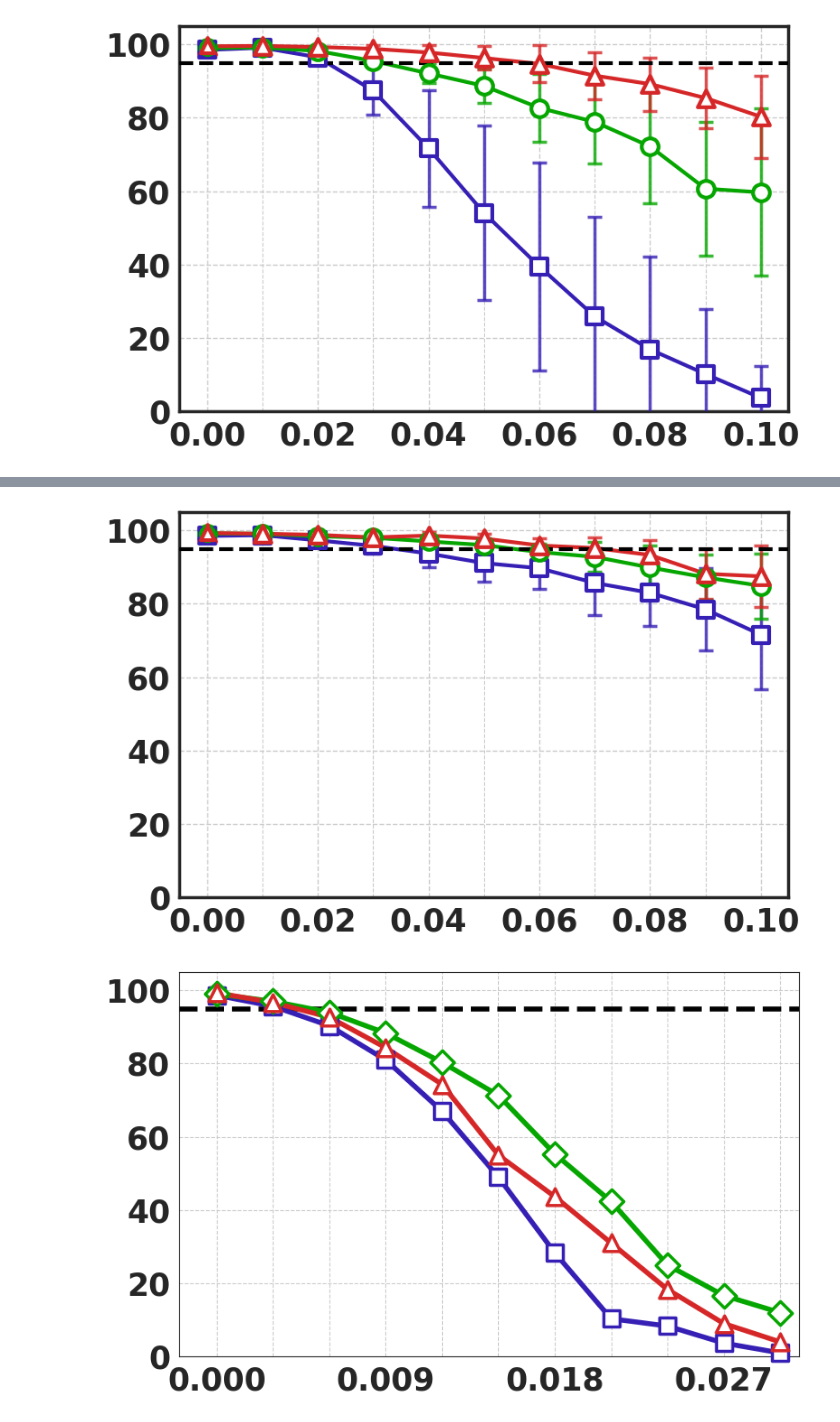
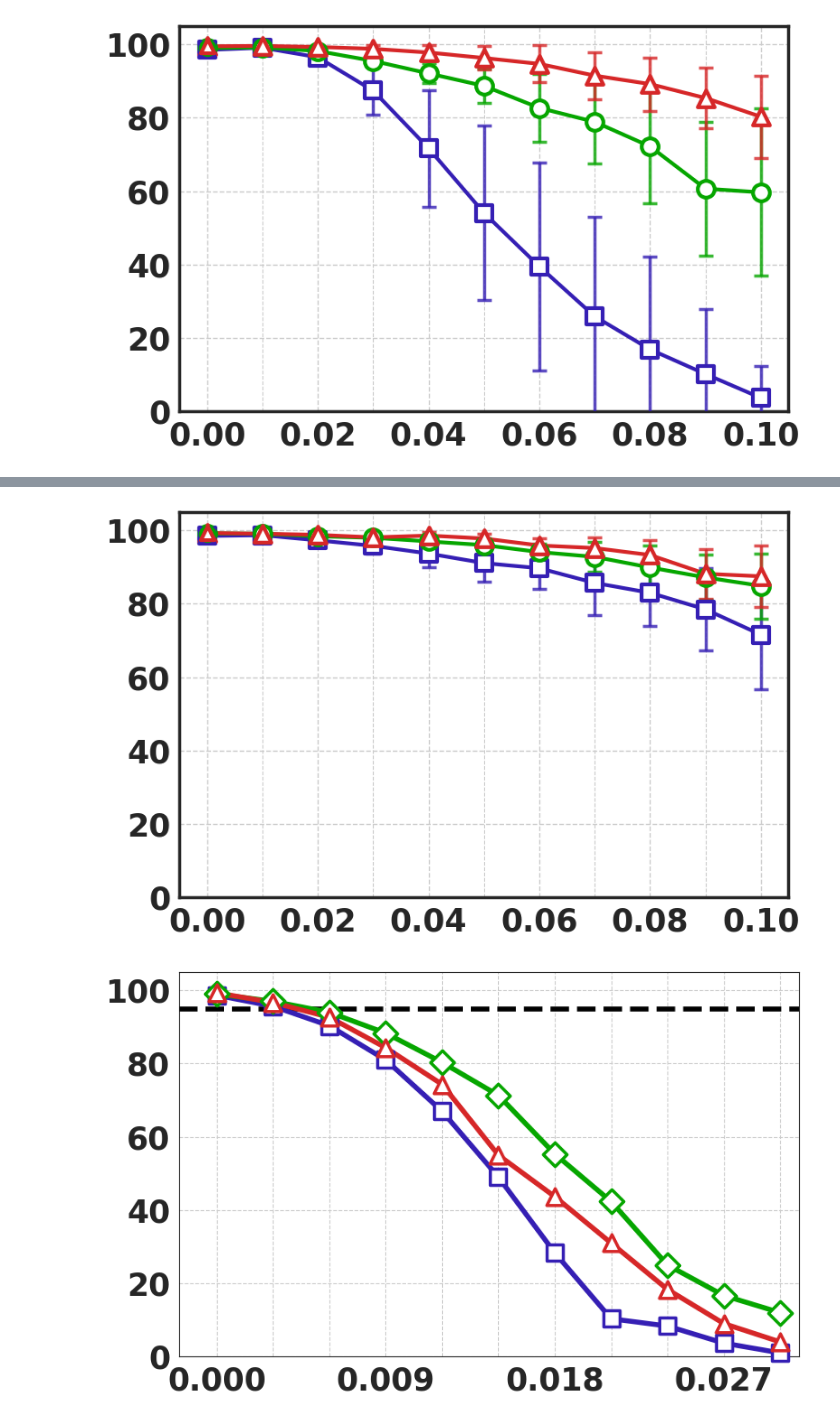
Before and after one commit to yuuharu11/LNN-control, a Jupyter notebook: robomimic/myscript/ipynb/error_injection.ipynb, the cells around one changed output, grey strips where cells are left out. Cells and saved outputs as stored; diff of their text form; code cells hidden in the pictures.

```diff
--- a/robomimic/myscript/ipynb/error_injection.ipynb
+++ b/robomimic/myscript/ipynb/error_injection.ipynb
@@ -135,37 +135,34 @@ for unit, color, marker in zip(
 # ===== 軸設定 =====
 plt.ylim(0, 105)
 plt.xlim(-0.005, 0.105)
 
 plt.xticks(
     np.arange(0.0, 0.11, 0.02),
     fontsize=TICK_SIZE,
     fontweight="bold",
 )
 plt.yticks(
     np.arange(0, 101, 20),
     fontsize=TICK_SIZE,
     fontweight="bold",
 )
 
-# ===== 基準線 =====
-plt.axhline(95, color="black", linestyle="--", linewidth=3, zorder=3)
-
 # ===== グリッド =====
 ax = plt.gca()
 ax.xaxis.set_major_locator(ticker.MultipleLocator(0.02))
 ax.xaxis.set_minor_locator(ticker.MultipleLocator(0.01))
 
 ax.grid(which="major", linestyle="--", linewidth=1.0)
 ax.grid(which="minor", linestyle="--", linewidth=0.8)
 
 # ===== 枠線 =====
 for spine in ax.spines.values():
     spine.set_linewidth(2.5)
 
 plt.tight_layout()
 plt.show()
 # %% [output]
-[figure, old version]
+[figure, new version]
 # %%
 import glob
 import re
@@ -315,9 +312,6 @@ plt.yticks(
     fontweight="bold",
 )
 
-# ===== 基準線 =====
-plt.axhline(95, color="black", linestyle="--", linewidth=3, zorder=3)
-
 # ===== グリッド =====
 ax = plt.gca()
 ax.xaxis.set_major_locator(ticker.MultipleLocator(0.02))
@@ -333,7 +327,7 @@ for spine in ax.spines.values():
 plt.tight_layout()
 plt.show()
 # %% [output]
-[figure, old version]
+[figure, new version]
 # %%
 import glob
 import pandas as pd
```
Also changed, not shown: 16 other files.
